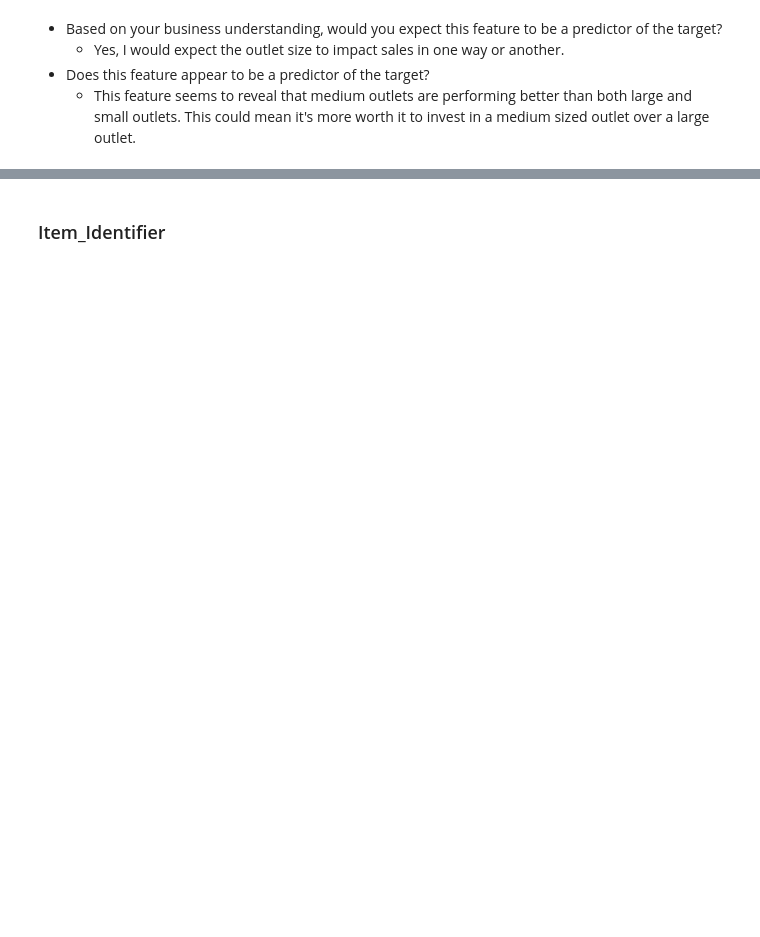
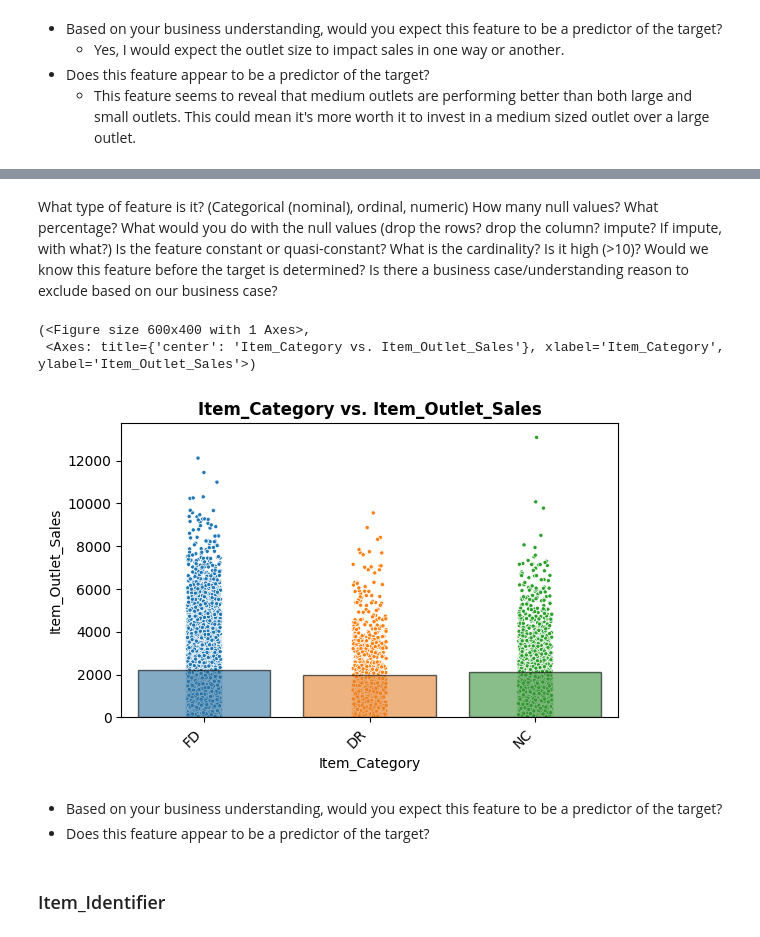
Before and after one commit to ThomasLane1820/Prediction-of-Product-Sales, a Jupyter notebook: Production_of_Product_Sales.ipynb, the cells around one changed output, grey strips where cells are left out. Cells and saved outputs as stored; diff of their text form; code cells hidden in the pictures; blank space fills up the shorter version.

```diff
--- a/Production_of_Product_Sales.ipynb
+++ b/Production_of_Product_Sales.ipynb
@@ -684,2 +717,18 @@ plot_categorical_vs_target(df, 'Outlet_Size')
+# %% [markdown]
+What type of feature is it? (Categorical (nominal), ordinal, numeric)
+How many null values? What percentage? What would you do with the null values (drop the rows? drop the column? impute? If impute, with what?)
+Is the feature constant or quasi-constant?
+What is the cardinality? Is it high (>10)?
+Would we know this feature before the target is determined?
+Is there a business case/understanding reason to exclude based on our business case?
+# %%
+plot_categorical_vs_target(df, 'Item_Category')
+# %% [output]
+(<Figure size 600x400 with 1 Axes>,
+ <Axes: title={'center': 'Item_Category vs. Item_Outlet_Sales'}, xlabel='Item_Category', ylabel='Item_Outlet_Sales'>)
+[figure, added]
+# %% [markdown]
+- Based on your business understanding, would you expect this feature to be a predictor of the target?
+- Does this feature appear to be a predictor of the target?
 # %% [markdown]
 ### Item_Identifier
```
Also changed, not shown: parts of 45 cells of this notebook.
